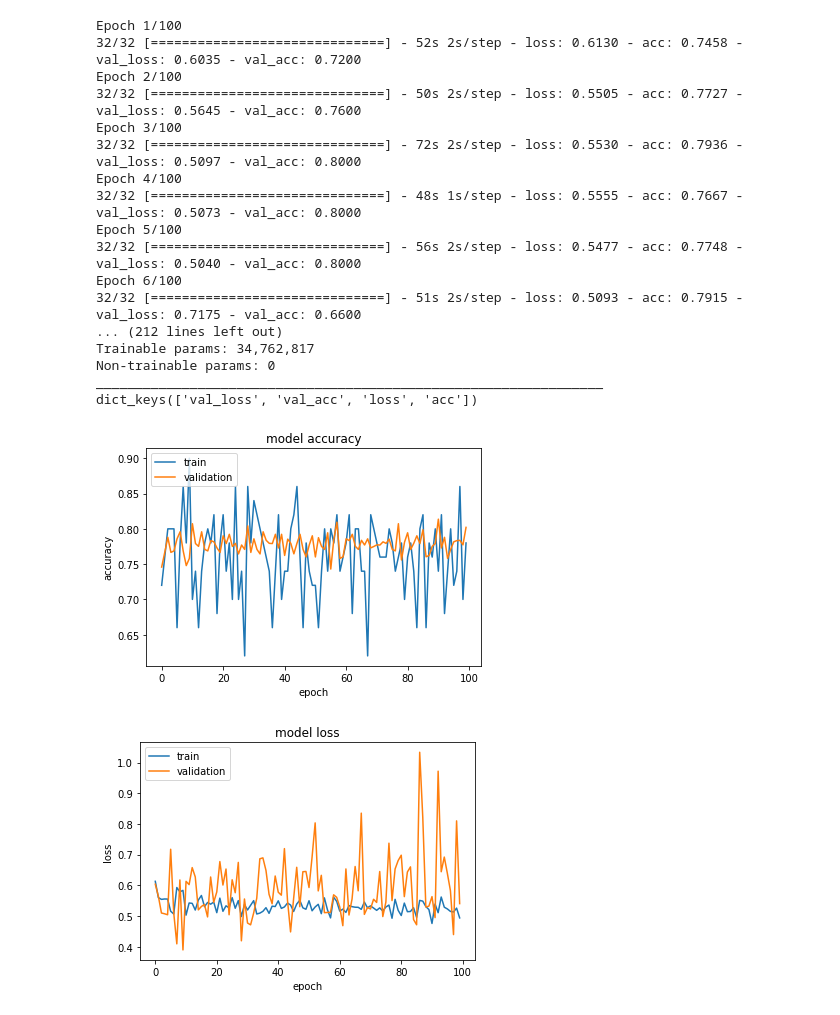
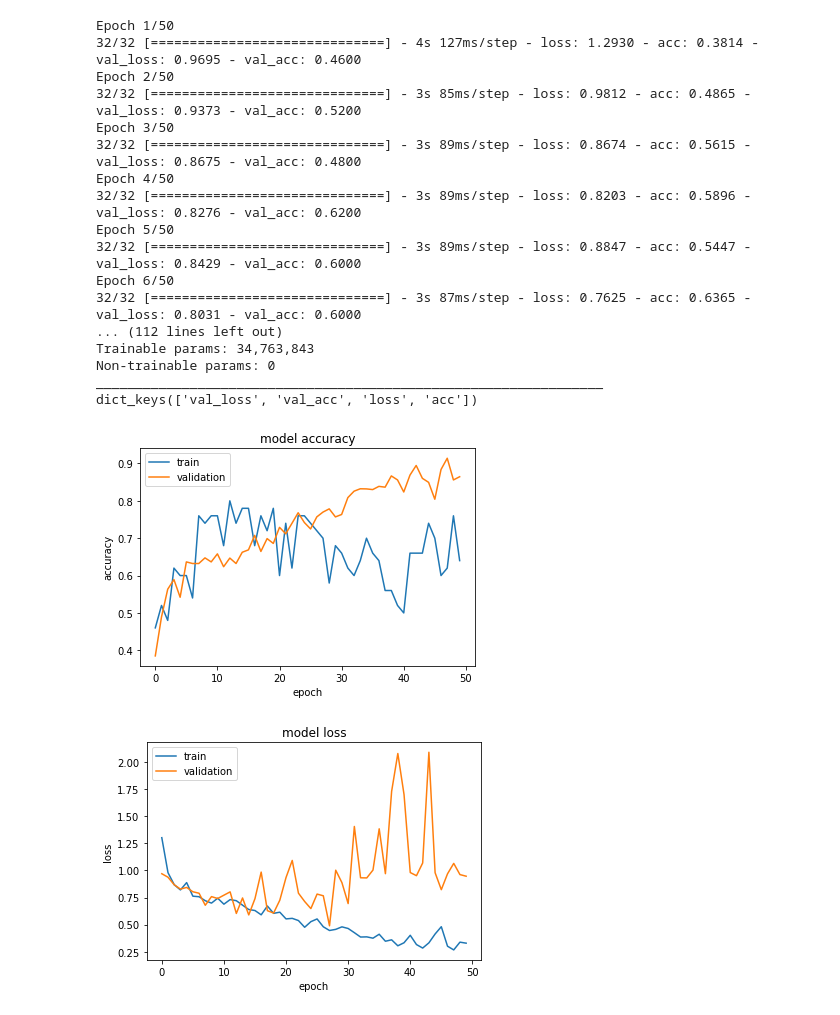
Before and after one commit to TasneemHamzah/Melanoma-Detector, a Jupyter notebook: CNN_scratch_training.ipynb, the cells around one changed output. Saved outputs shown, nothing was run; the diff lists cells and outputs as text; code cells hidden in the pictures.

```diff
--- a/CNN_scratch_training.ipynb
+++ b/CNN_scratch_training.ipynb
@@ -24,12 +26,12 @@ import matplotlib.pyplot as plt
 # %%
 #the path of images on disk
-#TRAIN_DIR='/home/tasneem/Downloads/PH2.16/train'
-#VALID_DIR='/home/tasneem/Downloads/PH2.16/valid/'
-#TEST_DIR='/home/tasneem/Downloads/PH2.16/test/'
+TRAIN_DIR='/home/tasneem/Downloads/PH2.16/train'
+VALID_DIR='/home/tasneem/Downloads/PH2.16/valid/'
+TEST_DIR='/home/tasneem/Downloads/PH2.16/test/'
 
-TRAIN_DIR = '/home/tasneem/Downloads/data/train'
-VALID_DIR = '/home/tasneem/Downloads/data/validation'
-TEST_DIR = '/home/tasneem/Downloads/data/test'
+#TRAIN_DIR = '/home/tasneem/Downloads/data/train'
+#VALID_DIR = '/home/tasneem/Downloads/data/validation'
+#TEST_DIR = '/home/tasneem/Downloads/data/test'
 
 IMAGE_SIZE=200
 # %%
@@ -62,13 +64,13 @@ test_datagen = ImageDataGenerator(rescale = 1./255)
 train_batches= train_datagen.flow_from_directory(TRAIN_DIR,
                                                  target_size=(IMAGE_SIZE,IMAGE_SIZE),
                                                  batch_size = 15,
-                                                class_mode='binary')
+                                                class_mode='categorical')
 valid_batches= ImageDataGenerator().flow_from_directory(VALID_DIR,target_size=(IMAGE_SIZE,IMAGE_SIZE),
                                                  batch_size = 5,
-                                                class_mode='binary')
+                                                class_mode='categorical')
 test_batches= test_datagen.flow_from_directory(TEST_DIR, target_size=(IMAGE_SIZE,IMAGE_SIZE),
                                                  batch_size = 5,
-                                                class_mode='binary')
+                                                class_mode='categorical')
 
 
 
@@ -110,11 +130,13 @@ model.add(MaxPool2D(pool_size=(2, 2)))
 model.add(Flatten())
 model.add(Dense(512, activation ='relu'))
 model.add(Dropout(0.5))
-model.add(Dense(1, activation ='sigmoid'))
+model.add(Dense(3, activation ='softmax'))
 
 
 
-model.compile( optimizer = 'adam', loss = 'binary_crossentropy', metrics=['accuracy'])
+model.compile( optimizer = 'adam', loss = 'categorical_crossentropy', metrics=['accuracy'])
+
+
 
 
 
@@ -139,51 +161,51 @@ model.compile( optimizer = 'adam', loss = 'binary_crossentropy', metrics=['accur
 
 history =model.fit_generator(train_batches,
                          steps_per_epoch = (160/5),
-                         epochs = 100,
+                         epochs = 50,
                          validation_data = test_batches,
                          validation_steps = (20/2))
 
 
 model.summary()
 
 
 
 
 # list all data in history
 print(history.history.keys())
 
 plt.plot(history.history['val_acc'])
 plt.plot(history.history['acc'])
 plt.title('model accuracy')
 plt.ylabel('accuracy')
 plt.xlabel('epoch')
 plt.legend(['train', 'validation'], loc='upper left')
 plt.show()
 # summarize history for loss
 plt.plot(history.history['loss'])
 plt.plot(history.history['val_loss'])
 plt.title('model loss')
 plt.ylabel('loss')
 plt.xlabel('epoch')
 plt.legend(['train', 'validation'], loc='upper left')
 plt.show()
 # %% [output]
-Epoch 1/100
-32/32 [==============================] - 52s 2s/step - loss: 0.6130 - acc: 0.7458 - val_loss: 0.6035 - val_acc: 0.7200
-Epoch 2/100
-32/32 [==============================] - 50s 2s/step - loss: 0.5505 - acc: 0.7727 - val_loss: 0.5645 - val_acc: 0.7600
-Epoch 3/100
-32/32 [==============================] - 72s 2s/step - loss: 0.5530 - acc: 0.7936 - val_loss: 0.5097 - val_acc: 0.8000
-Epoch 4/100
-32/32 [==============================] - 48s 1s/step - loss: 0.5555 - acc: 0.7667 - val_loss: 0.5073 - val_acc: 0.8000
-Epoch 5/100
-32/32 [==============================] - 56s 2s/step - loss: 0.5477 - acc: 0.7748 - val_loss: 0.5040 - val_acc: 0.8000
-Epoch 6/100
-32/32 [==============================] - 51s 2s/step - loss: 0.5093 - acc: 0.7915 - val_loss: 0.7175 - val_acc: 0.6600
-... (212 lines left out)
-Trainable params: 34,762,817
+Epoch 1/50
+32/32 [==============================] - 4s 127ms/step - loss: 1.2930 - acc: 0.3814 - val_loss: 0.9695 - val_acc: 0.4600
+Epoch 2/50
+32/32 [==============================] - 3s 85ms/step - loss: 0.9812 - acc: 0.4865 - val_loss: 0.9373 - val_acc: 0.5200
+Epoch 3/50
+32/32 [==============================] - 3s 89ms/step - loss: 0.8674 - acc: 0.5615 - val_loss: 0.8675 - val_acc: 0.4800
+Epoch 4/50
+32/32 [==============================] - 3s 89ms/step - loss: 0.8203 - acc: 0.5896 - val_loss: 0.8276 - val_acc: 0.6200
+Epoch 5/50
+32/32 [==============================] - 3s 89ms/step - loss: 0.8847 - acc: 0.5447 - val_loss: 0.8429 - val_acc: 0.6000
+Epoch 6/50
+32/32 [==============================] - 3s 87ms/step - loss: 0.7625 - acc: 0.6365 - val_loss: 0.8031 - val_acc: 0.6000
+... (112 lines left out)
+Trainable params: 34,763,843
 Non-trainable params: 0
 _________________________________________________________________
 dict_keys(['val_loss', 'val_acc', 'loss', 'acc'])
-[figure, old version]
+[figure, new version]
-[figure, old version]
+[figure, new version]
```
Also changed, not shown: parts of 4 cells of this notebook.
